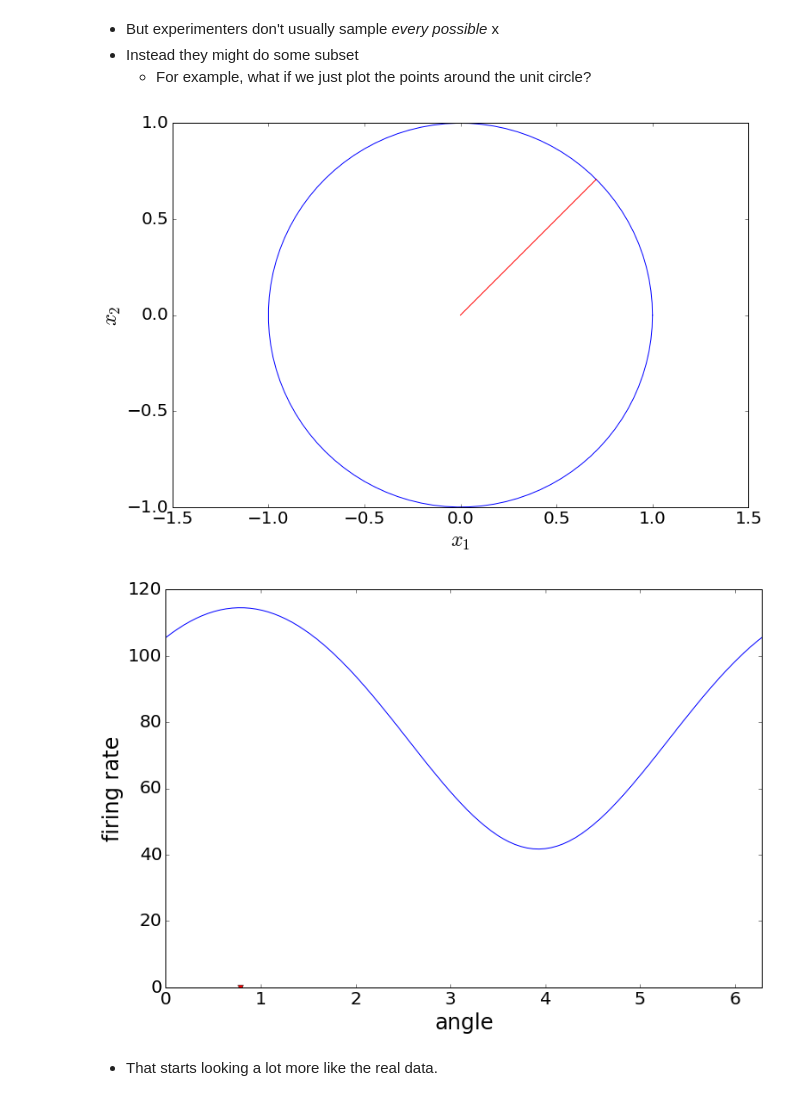
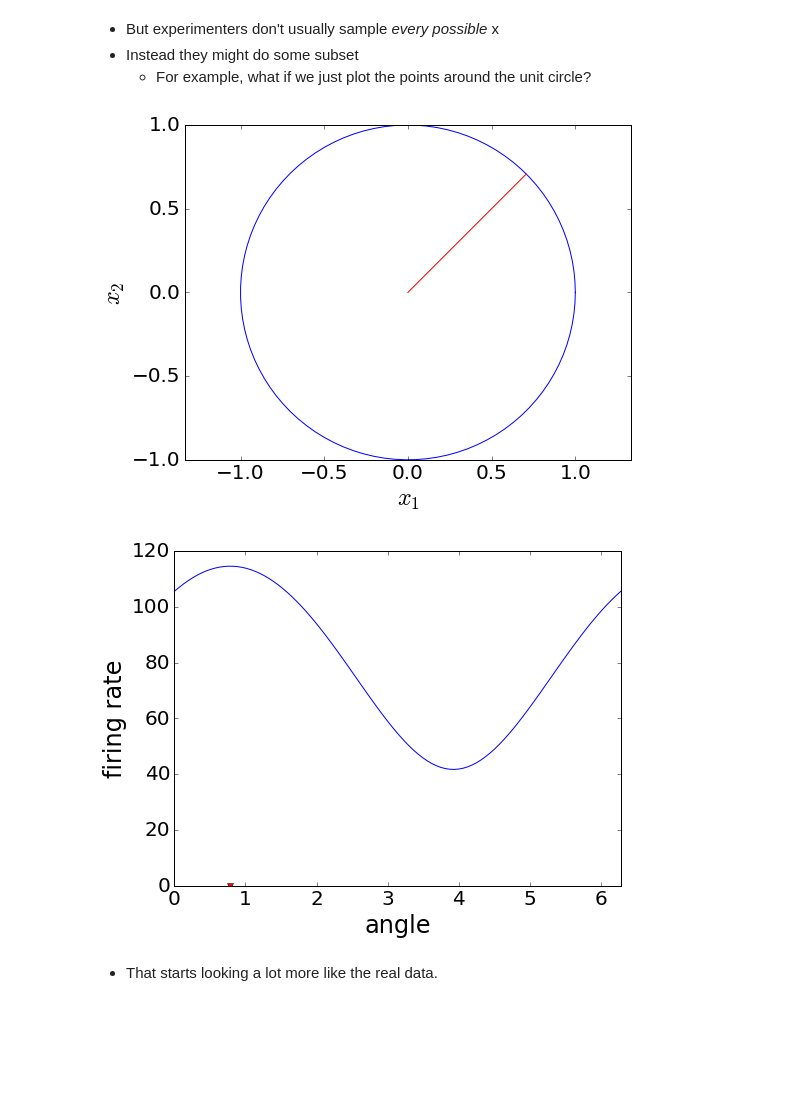
Before and after one commit to Stanford-BIS/syde556, a Jupyter notebook: EE 304 Lecture 2 Representation.ipynb, the cells around one changed output. Saved outputs shown, nothing was run; the diff lists cells and outputs as text; code cells hidden in the pictures; blank space fills up the shorter version.

```diff
--- a/EE 304 Lecture 2 Representation.ipynb
+++ b/EE 304 Lecture 2 Representation.ipynb
@@ -181,10 +181,14 @@ YouTubeVideo('hxdPdKbqm_I', width=720, height=400, loop=1, autoplay=0)
 import numpy
 import nengo
 import matplotlib
-matplotlib.rc('xtick',labelsize=20)
-matplotlib.rc('ytick',labelsize=20)
-matplotlib.rcParams.update({'font.size':20})
+# matplotlib.rc('xtick',labelsize=20)
+# matplotlib.rc('ytick',labelsize=20)
+# matplotlib.rcParams.update({'font.size':20})
 import matplotlib.pyplot as plt
+plt.rcParams['axes.labelsize'] = 24
+plt.rcParams['axes.titlesize'] = 24
+plt.rcParams['xtick.labelsize'] = 20
+plt.rcParams['ytick.labelsize'] = 20
 %matplotlib inline
 
 n = nengo.neurons.RectifiedLinear() #n is a Nengo LIF neuron, these are defaults
@@ -193,6 +197,6 @@ J = numpy.linspace(-1,1,100)
 
 plt.figure(figsize=(8,6))
 plt.plot(J, n.rates(J, gain=100, bias=-25))
-plt.xlabel('J (current)')
+plt.xlabel('$J$ (current)')
 plt.ylabel('$a$ (Hz)');
 # %% [output]
@@ -311,31 +315,31 @@ ax.set_ylabel(r'$x_2$', fontsize=24);
 # %%
 n = nengo.neurons.LIFRate()
 
 theta = numpy.linspace(0, 2*numpy.pi, 100)
 x = numpy.array([numpy.cos(theta), numpy.sin(theta)])
-plt.figure(figsize=(12,8))
+plt.figure(figsize=(8,6))
 plt.plot(x[0],x[1])
 plt.axis('equal')
 
 e = numpy.array([1.0, 1.0])
 e = e/numpy.linalg.norm(e)
 
 plt.plot([0,e[0]], [0,e[1]],'r')
-plt.xlabel(r'$x_1$', fontsize=24);
-plt.ylabel(r'$x_2$', fontsize=24);
+plt.xlabel(r'$x_1$');
+plt.ylabel(r'$x_2$');
 
 gain = 1
 bias = 2.5
 
-plt.figure(figsize=(12,8))
+plt.figure(figsize=(8,6))
 plt.plot(theta, n.rates(numpy.dot(x.T, e), gain=gain, bias=bias))
 plt.plot([numpy.arctan2(e[1],e[0])],0,'rv')
-plt.xlabel('angle',fontsize=24)
-plt.ylabel('firing rate',fontsize=24)
+plt.xlabel('angle')
+plt.ylabel('firing rate')
 plt.xlim(0, 2*numpy.pi);
 # %% [output]
-[figure, old version]
+[figure, new version]
-[figure, old version]
+[figure, new version]
 # %% [markdown]
 - That starts looking a lot more like the real data.
 # %% [markdown]
```
Also changed, not shown: parts of 14 cells of this notebook, 6 other files.
